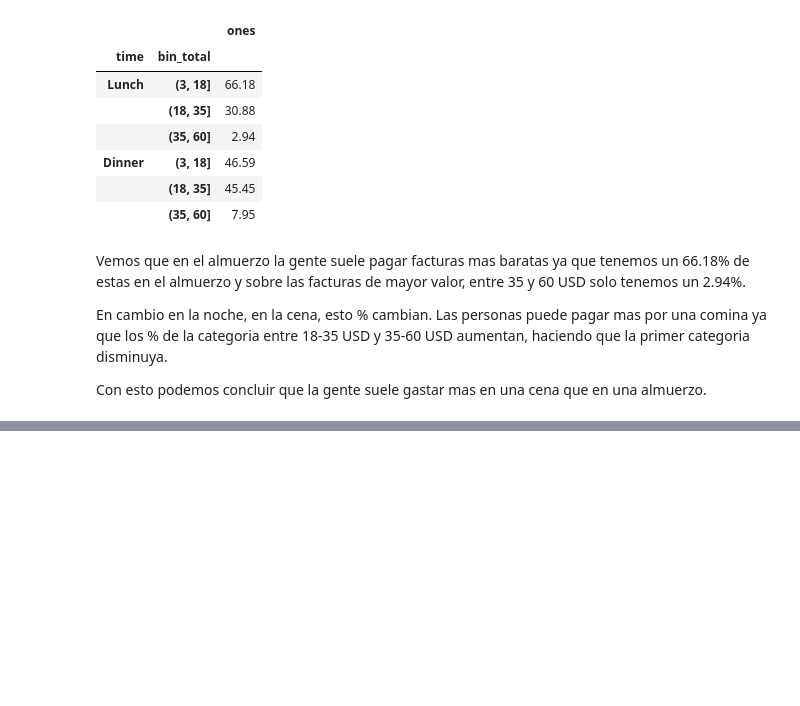
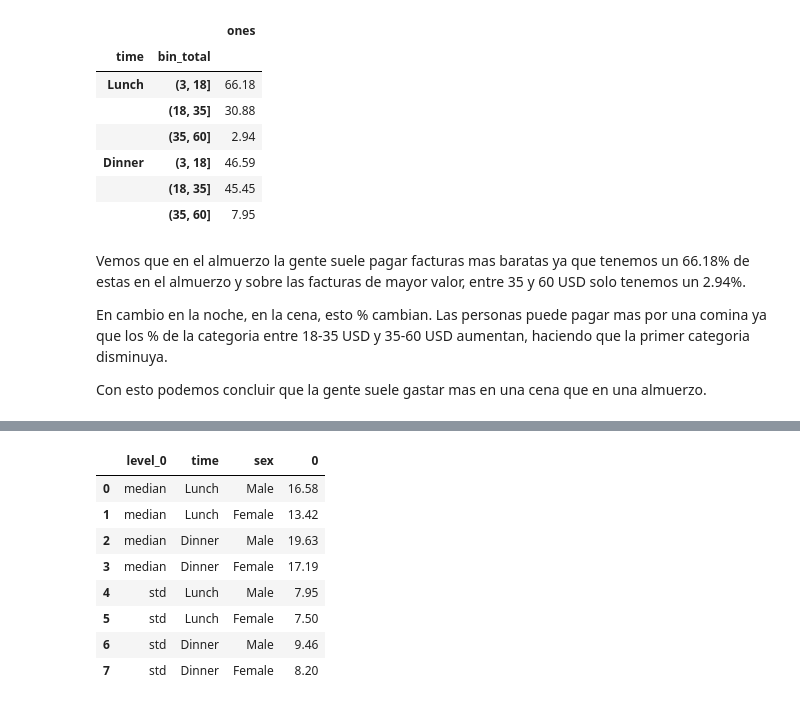
Before and after one commit to francomanca93/analisis-de-datos, a Jupyter notebook: 3-Aplicando-pandas/16_Group_by_Extrayendo_valor_con_variables_categóricas.ipynb, the cells around one changed output, grey strips where cells are left out. Cells and saved outputs as stored; diff of their text form; code cells hidden in the pictures; blank space fills up the shorter version.

Commit message:
Trabajando con tablas dinámicas con Pivot Table

```diff
--- a/3-Aplicando-pandas/16_Group_by_Extrayendo_valor_con_variables_categóricas.ipynb
+++ b/3-Aplicando-pandas/16_Group_by_Extrayendo_valor_con_variables_categóricas.ipynb
@@ -411,0 +485,3 @@ Con esto podemos concluir que la gente suele gastar mas en una cena que en una a
+# %%
+df_pivot = df.pivot_table(index='sex', columns='time', values='total_bill', aggfunc=[np.median, np.std])
+df_pivot
@@ -411,0 +509,12 @@ Con esto podemos concluir que la gente suele gastar mas en una cena que en una a
+# %%
+df_pivot.unstack().reset_index()
+# %% [output]
+|  | level_0 | time | sex | 0 |
+| 0 | median | Lunch | Male | 16.58 |
+| 1 | median | Lunch | Female | 13.42 |
+| 2 | median | Dinner | Male | 19.63 |
+| 3 | median | Dinner | Female | 17.19 |
+| 4 | std | Lunch | Male | 7.95 |
+| 5 | std | Lunch | Female | 7.50 |
+| 6 | std | Dinner | Male | 9.46 |
+| 7 | std | Dinner | Female | 8.20 |
```
Also changed, not shown: parts of 15 cells of this notebook.
